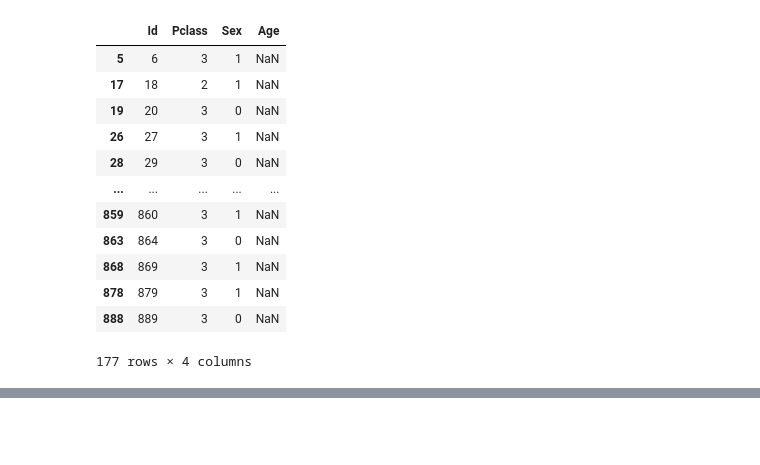
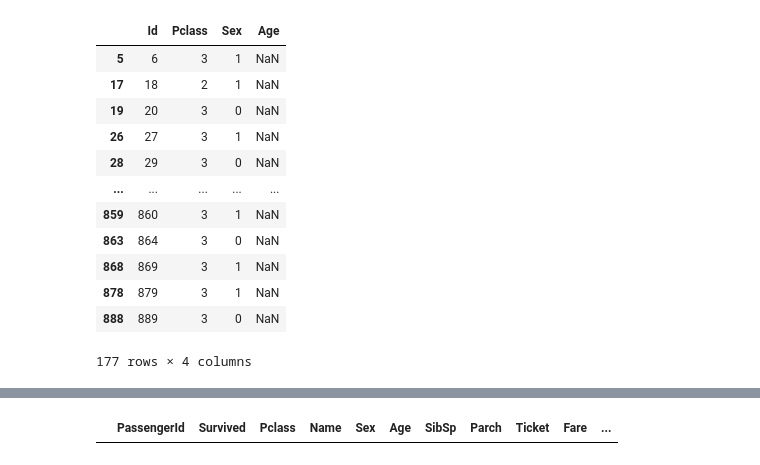
Before and after one commit to wontaeleeterry/Python_Algorithm_study_240503, a Jupyter notebook: Data_Wrangling_241210/data_wrangling_exercise_241210.ipynb, the cells around one changed output, grey strips where cells are left out. Cells and saved outputs as stored; diff of their text form; code cells hidden in the pictures; blank space fills up the shorter version.

```diff
--- a/Data_Wrangling_241210/data_wrangling_exercise_241210.ipynb
+++ b/Data_Wrangling_241210/data_wrangling_exercise_241210.ipynb
@@ -282,0 +321,10 @@ data_replace_rename[data_replace_rename['Age'].isnull()]
+# %%
+dataframe_modi = dataframe
+dataframe_modi['Embarked'].iat[61] = 'C'
+dataframe_modi['Embarked'].iat[829] = 'C'
+
+dataframe_modi[dataframe['Embarked'].isna()]
+
+# 모두 'C'로 변경 처리 완료
+# %% [output]
+|  | PassengerId | Survived | Pclass | Name | Sex | Age | SibSp | Parch | Ticket | Fare | ... |
```
Also changed, not shown: parts of 9 cells of this notebook.
